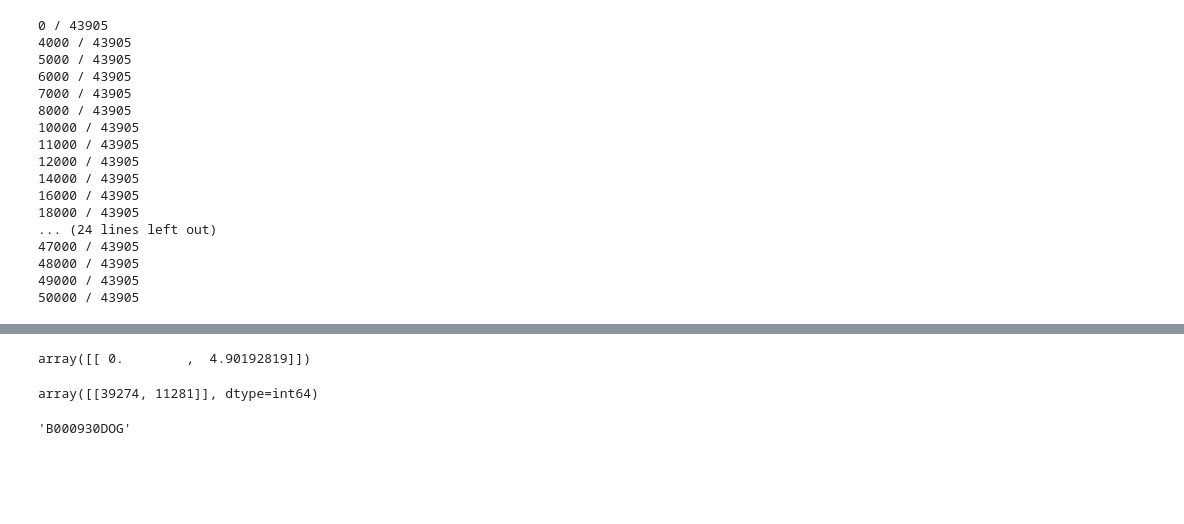
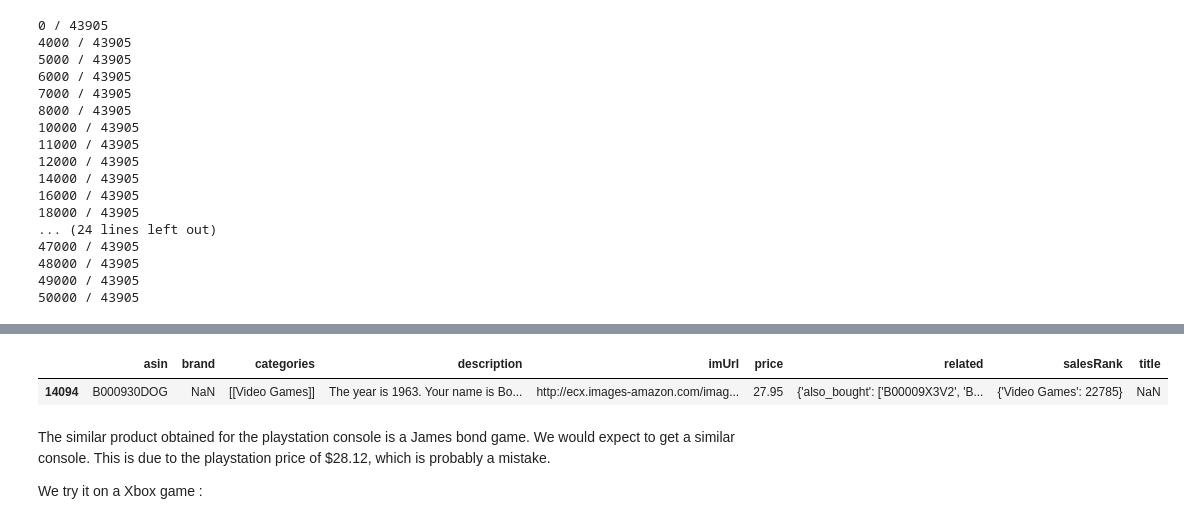
Before and after one commit to adamazon/adamazon-code, a Jupyter notebook: Similar products.ipynb, the cells around one changed output, grey strips where cells are left out. Cells and saved outputs as stored; diff of their text form; code cells hidden in the pictures; blank space fills up the shorter version.

Commit message:
Add textual desc to similar product

```diff
--- a/Similar products.ipynb
+++ b/Similar products.ipynb
@@ -198,17 +200,17 @@ for i, product in video_games_meta_dropped_price_nan.iterrows():
 # %%
-from sklearn.neighbors import NearestNeighbors
-import numpy as np
-nbrs = NearestNeighbors(n_neighbors=2, algorithm='ball_tree').fit(X)
-distances, indices = nbrs.kneighbors([get_features_from_product_metadata(playstation.squeeze())])
+# Return the indices of neighbors products
+def get_nearest_neighbors_product(product, X, n_neighbors=2):
+    nbrs = NearestNeighbors(n_neighbors=n_neighbors, algorithm='ball_tree').fit(X)
+    distances, indices = nbrs.kneighbors([get_features_from_product_metadata(product.squeeze())])
+    return indices[0]
-# %%
-distances
-# %% [output]
-array([[ 0.        ,  4.90192819]])
-# %%
-indices
-# %% [output]
-array([[39274, 11281]], dtype=int64)
-# %%
-X_asin[11281]
-# %% [output]
-'B000930DOG'
+# %%
+indices = get_nearest_neighbors_product(playstation, X)
+# %%
+video_games_meta[video_games_meta.asin == X_asin[indices[1]]]
+# %% [output]
+|  | asin | brand | categories | description | imUrl | price | related | salesRank | title |
+| 14094 | B000930DOG | NaN | [[Video Games]] | The year is 1963. Your name is Bo... | http://ecx.images-amazon.com/imag... | 27.95 | {'also_bought': ['B00009X3V2', 'B... | {'Video Games': 22785} | NaN |
+# %% [markdown]
+The similar product obtained for the playstation console is a James bond game. We would expect to get a similar console. This is due to the playstation price of $28.12, which is probably a mistake.
+
+We try it on a Xbox game :
```
Also changed, not shown: parts of 7 cells of this notebook.
